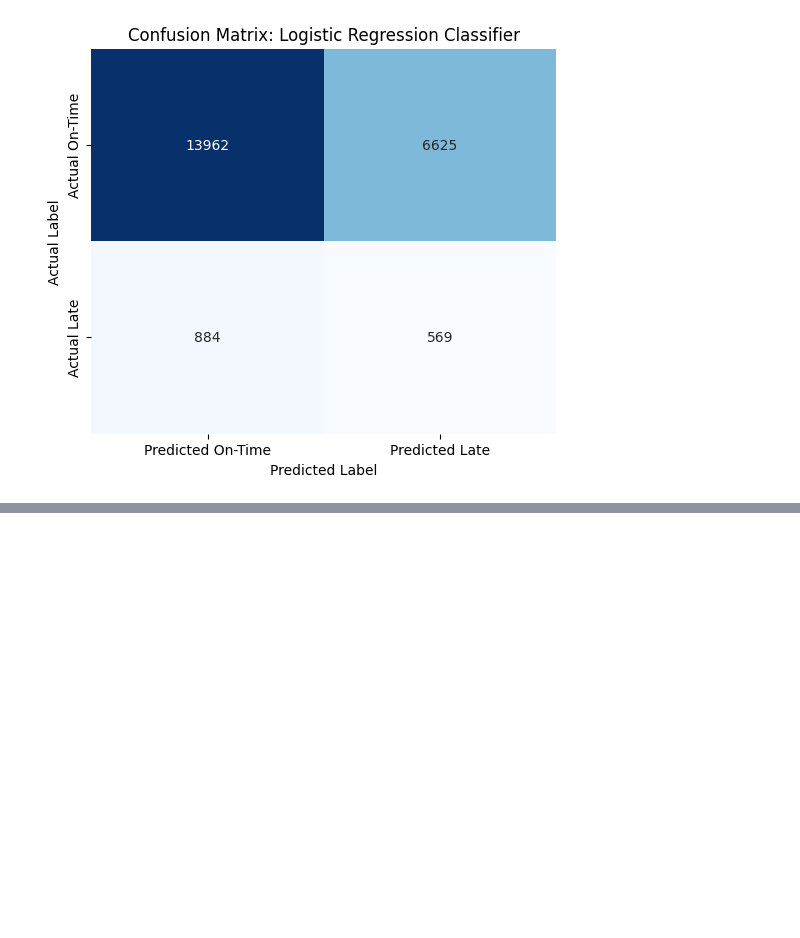
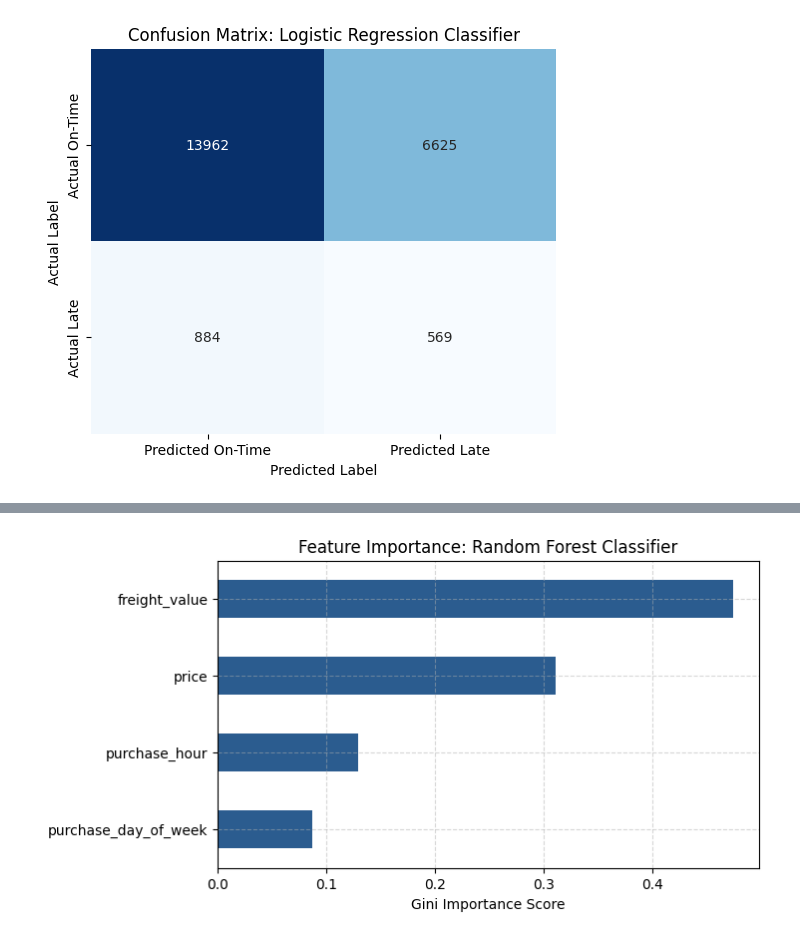
Before and after one commit to kwesiafriyie/AfiLearn_Commerce_Analytics, a Jupyter notebook: notebooks/04_phase4_supervised_ml.ipynb, the cells around one changed output, grey strips where cells are left out. Cells and saved outputs as stored; diff of their text form; code cells hidden in the pictures; blank space fills up the shorter version.

```diff
--- a/notebooks/04_phase4_supervised_ml.ipynb
+++ b/notebooks/04_phase4_supervised_ml.ipynb
@@ -126,0 +177,19 @@ weighted avg       0.88      0.66      0.74     22040
+# %%
+#Section 2: Feature Importance Analysis
+#why the model makes its decisions.
+
+
+# Extract feature importances from Random Forest
+importances = pd.Series(rf_model.feature_importances_, index=feature_cols).sort_values(ascending=True)
+
+plt.figure(figsize=(7, 4))
+importances.plot(kind='barh', color='#2b5c8f')
+plt.title('Feature Importance: Random Forest Classifier')
+plt.xlabel('Gini Importance Score')
+plt.grid(True, linestyle='--', alpha=0.5)
+
+fi_path = os.path.join(BASE_DIR, "dashboards", "screenshots", "feature_importance.png")
+plt.savefig(fi_path, bbox_inches='tight', dpi=300)
+plt.show()
+# %% [output]
+[figure, added]
```
Also changed, not shown: parts of 3 cells of this notebook, 5 other files.
